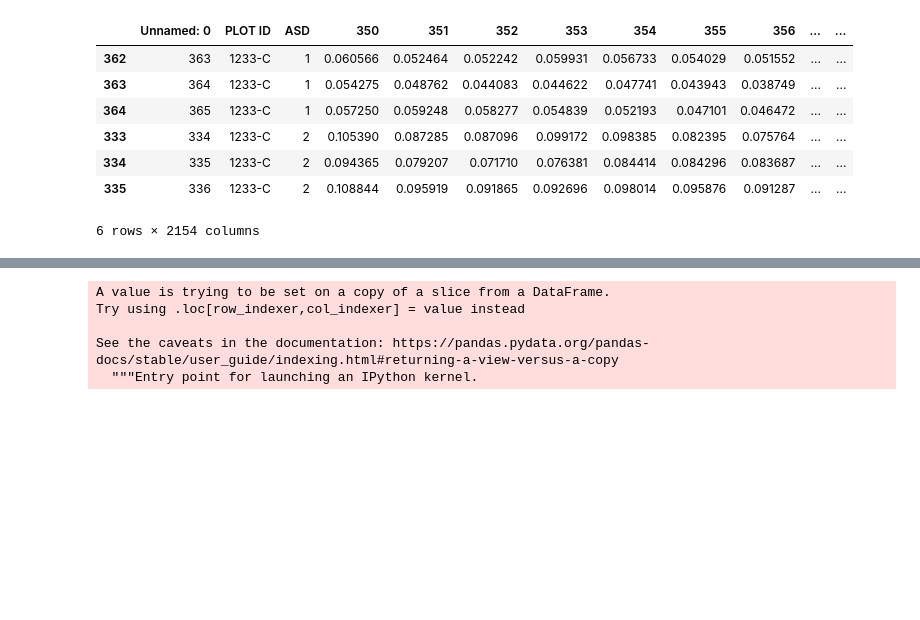
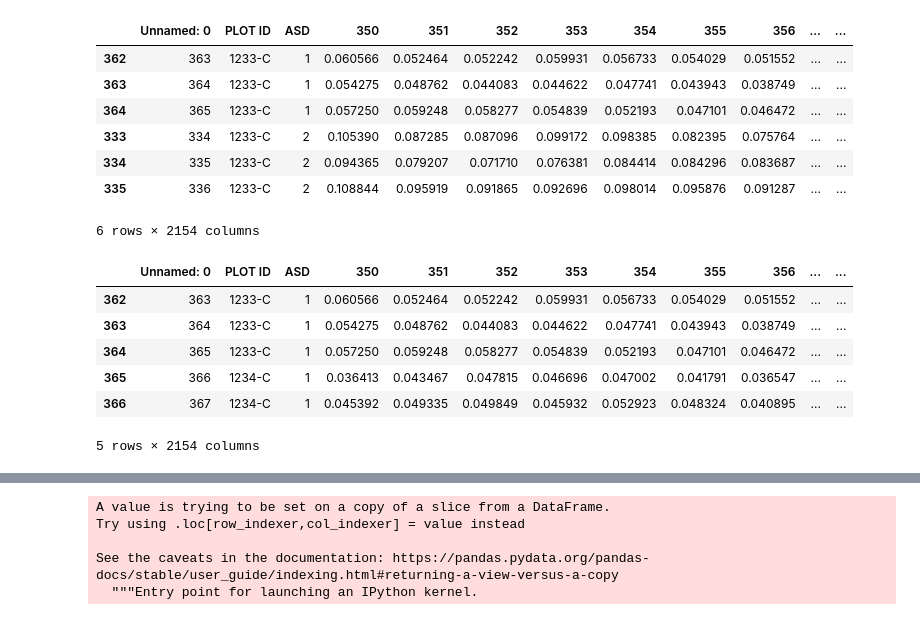
Before and after one commit to distip/GEM_v2, a Jupyter notebook: Extractionofcalplots.ipynb, the cells around one changed output, grey strips where cells are left out. Cells and saved outputs as stored; diff of their text form; code cells hidden in the pictures; blank space fills up the shorter version.

```diff
--- a/Extractionofcalplots.ipynb
+++ b/Extractionofcalplots.ipynb
@@ -110,3 +110,13 @@ calibration.loc[calibration['PLOT ID'] == '1233-C']
 | 334 | 335 | 1233-C | 2 | 0.094365 | 0.079207 | 0.071710 | 0.076381 | 0.084414 | 0.084296 | 0.083687 | ... | ... |
 | 335 | 336 | 1233-C | 2 | 0.108844 | 0.095919 | 0.091865 | 0.092696 | 0.098014 | 0.095876 | 0.091287 | ... | ... |
 6 rows × 2154 columns
+# %%
+calibration.head()
+# %% [output]
+|  | Unnamed: 0 | PLOT ID | ASD | 350 | 351 | 352 | 353 | 354 | 355 | 356 | ... | ... |
+| 362 | 363 | 1233-C | 1 | 0.060566 | 0.052464 | 0.052242 | 0.059931 | 0.056733 | 0.054029 | 0.051552 | ... | ... |
+| 363 | 364 | 1233-C | 1 | 0.054275 | 0.048762 | 0.044083 | 0.044622 | 0.047741 | 0.043943 | 0.038749 | ... | ... |
+| 364 | 365 | 1233-C | 1 | 0.057250 | 0.059248 | 0.058277 | 0.054839 | 0.052193 | 0.047101 | 0.046472 | ... | ... |
+| 365 | 366 | 1234-C | 1 | 0.036413 | 0.043467 | 0.047815 | 0.046696 | 0.047002 | 0.041791 | 0.036547 | ... | ... |
+| 366 | 367 | 1234-C | 1 | 0.045392 | 0.049335 | 0.049849 | 0.045932 | 0.052923 | 0.048324 | 0.040895 | ... | ... |
+5 rows × 2154 columns
```
Also changed, not shown: parts of 14 cells of this notebook, 2 other files.
